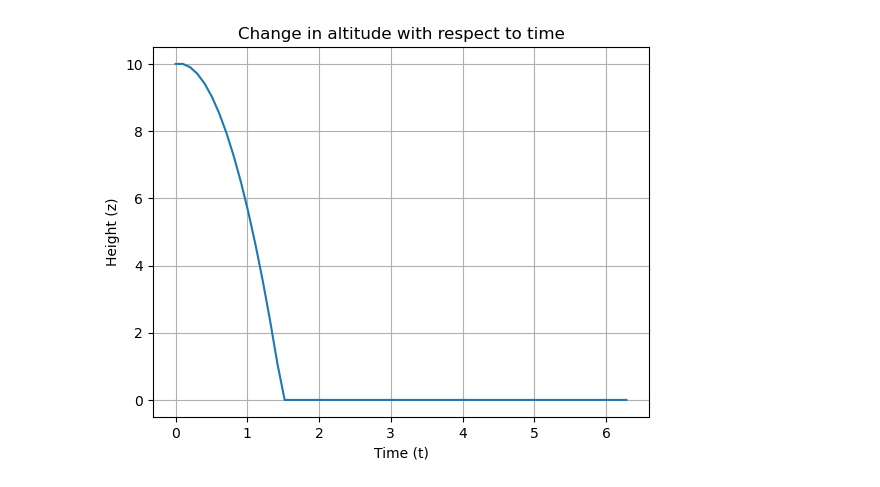
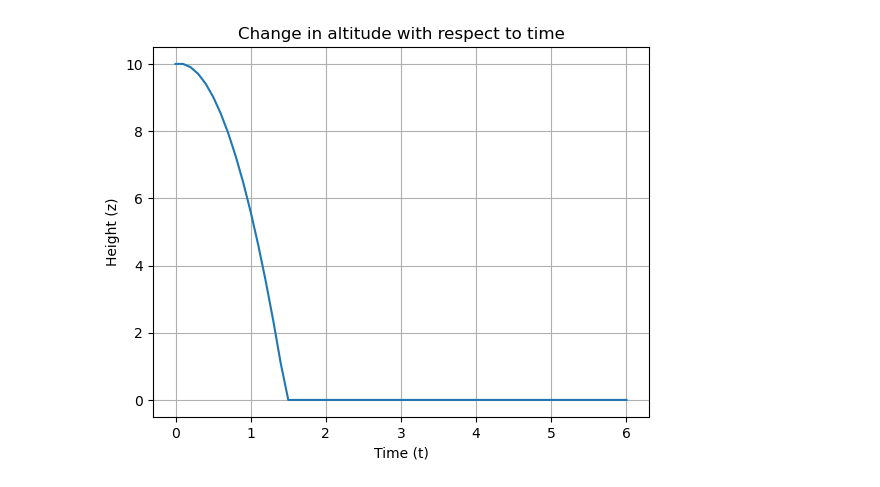
Before and after one commit to shunueda/cse360-mobile-robotics, a Jupyter notebook: part2.ipynb, the cells around one changed output. Saved outputs shown, nothing was run; the diff lists cells and outputs as text; code cells hidden in the pictures.

```diff
--- a/part2.ipynb
+++ b/part2.ipynb
@@ -1,6 +1,6 @@
 # %%
 from typing import Callable
-from matplotlib.pyplot import subplots
+from matplotlib.pyplot import subplots, plot
 from numpy import linspace, array, copy, pi
 
 
@@ -17,7 +17,8 @@ def simulate(dt, x, u, m=1, g=9.8):
     return x
 
 
-def create_plot(title: str, x: array, plotter: Callable[[float], array], tf: float = 2 * pi, dt: float = 0.1):
+def create_plot(title: str, xlabel: str, ylabel: str, x: array, plotter: Callable[[float], array], tf: float = 2 * pi,
+                dt: float = 0.1) -> (array, array):
     x_log = [copy(x)]
     time = linspace(0., tf, int(tf / dt) + 1)
     for t in time:
@@ -25,29 +26,29 @@ def create_plot(title: str, x: array, plotter: Callable[[float], array], tf: flo
     x_log = array(x_log)
     fig, ax = subplots()
     ax.plot(time, x_log[:-1, 2])
-    ax.set(title=title, xlabel="Time (t)", ylabel="Height (z)")
+    ax.set(title=title, xlabel=xlabel, ylabel=ylabel)
     ax.grid()
 # %%
 def control(t, y):
     return [0, 0, 0]
 
 
-tf = 2 * pi
+tf = 6
 dt = 0.1
 x = array([0., 0., 10., 0., 0., 0.])
 
 
 def plotter(t):
     global x
     y = sense(x)
     u = control(t, y)
     x = simulate(dt, x, u)
     return x
 
 
-create_plot("Change in altitude with respect to time", x, plotter, tf, dt)
+create_plot("Change in altitude with respect to time", "Time (t)", "Height (z)", x, plotter, tf, dt)
 # %% [output]
-[figure, old version]
+[figure, new version]
 # %%
 def simulate_with_buoyancy(dt, x, u, m=1, g=9.8, fb=9.0):
     fg = m * g
```
Also changed, not shown: parts of 3 cells of this notebook.
